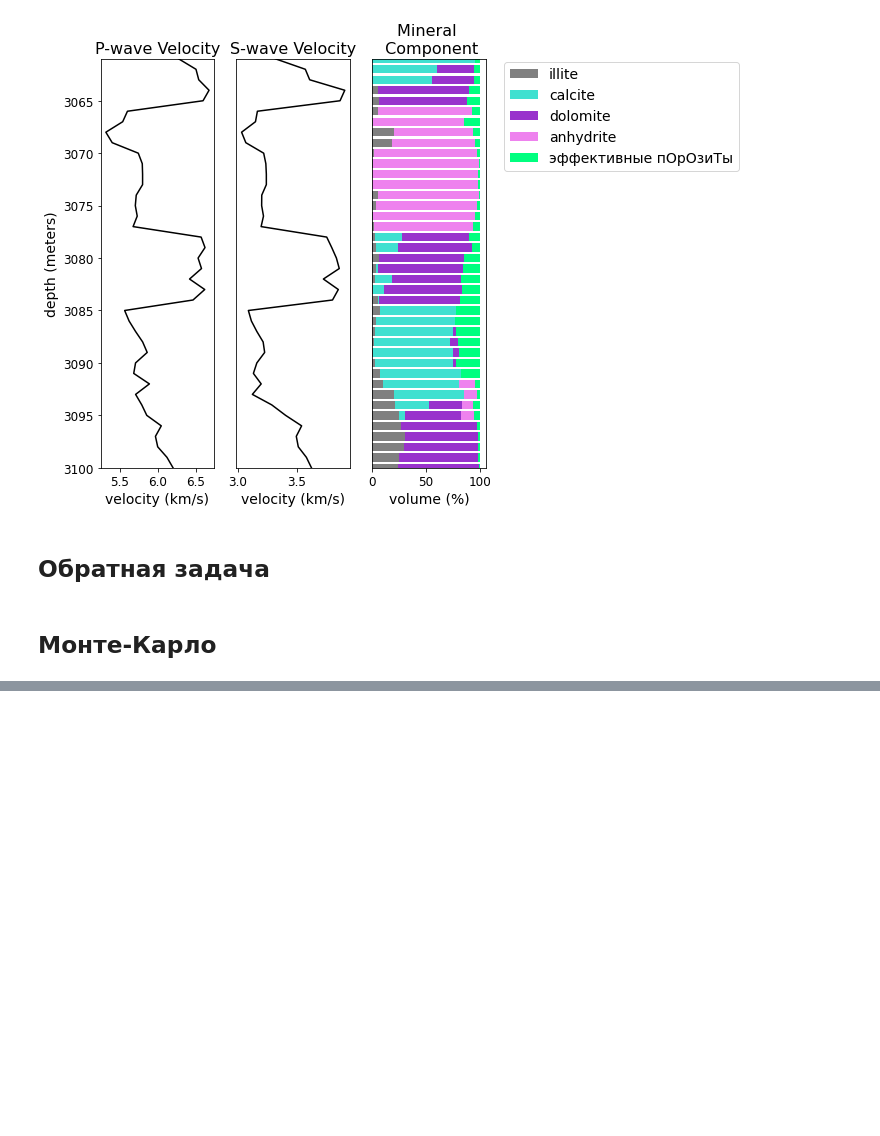
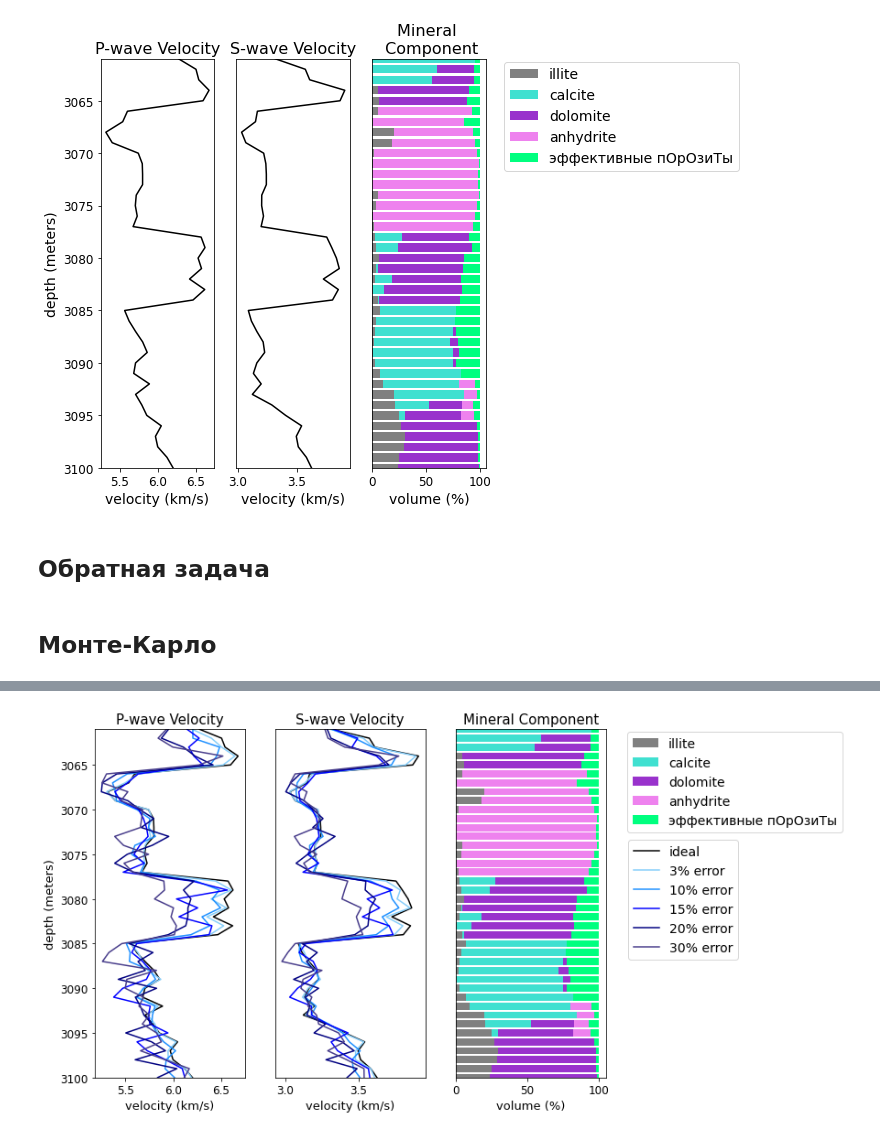
Before and after one commit to vdvorian/gradientDescent, a Jupyter notebook: artificial_well.ipynb, the cells around one changed output, grey strips where cells are left out. Saved outputs shown, nothing was run; the diff lists cells and outputs as text; code cells hidden in the pictures; blank space fills up the shorter version.

```diff
--- a/artificial_well.ipynb
+++ b/artificial_well.ipynb
@@ -1005,3 +1018,12 @@ cal_prop_3, dol_prop_3, anh_prop_3, ill_prop_3, por_prop_3 = spoil_the_well(cal_
 
 cal_prop_10, dol_prop_10, anh_prop_10, ill_prop_10, por_prop_10 = spoil_the_well(cal_prop, dol_prop,
                                                                         anh_prop, ill_prop, por_prop, well_error = 10)
+
+cal_prop_15, dol_prop_15, anh_prop_15, ill_prop_15, por_prop_15 = spoil_the_well(cal_prop, dol_prop,
+                                                                        anh_prop, ill_prop, por_prop, well_error = 15)
+
+cal_prop_20, dol_prop_20, anh_prop_20, ill_prop_20, por_prop_20 = spoil_the_well(cal_prop, dol_prop,
+                                                                        anh_prop, ill_prop, por_prop, well_error = 20)
+
+cal_prop_30, dol_prop_30, anh_prop_30, ill_prop_30, por_prop_30 = spoil_the_well(cal_prop, dol_prop,
+                                                                        anh_prop, ill_prop, por_prop, well_error = 30)
@@ -1068,0 +1084,21 @@ plt.legend(['mc', 'spoiled_3', 'spoiled_10','real'], fontsize = 12)
+# %%
+# решим прямую задачу для всех скважин
+
+all_vp_3, all_vs_3 = get_velocities_in_well(do_forward_problem, cal_prop_3, dol_prop_3, anh_prop_3, ill_prop_3, por_prop_3)
+all_vp_10, all_vs_10 = get_velocities_in_well(do_forward_problem, cal_prop_10, dol_prop_10, anh_prop_10, ill_prop_10,
+                                              por_prop_10)
+all_vp_15, all_vs_15 = get_velocities_in_well(do_forward_problem, cal_prop_15, dol_prop_15, anh_prop_15, ill_prop_15,
+                                              por_prop_15)
+all_vp_20, all_vs_20 = get_velocities_in_well(do_forward_problem, cal_prop_20, dol_prop_20, anh_prop_20, ill_prop_20,
+                                              por_prop_20)
+all_vp_30, all_vs_30 = get_velocities_in_well(do_forward_problem, cal_prop_30, dol_prop_30, anh_prop_30, ill_prop_30,
+                                              por_prop_30)
+
+error_0 = [np.array(all_vp), np.array(all_vs)]
+error_3 = [np.array(all_vp_3), np.array(all_vs_3)]
+error_10 = [np.array(all_vp_10), np.array(all_vs_10)]
+error_15 = [np.array(all_vp_15), np.array(all_vs_15)]
+error_20 = [np.array(all_vp_20), np.array(all_vs_20)]
+error_30 = [np.array(all_vp_30), np.array(all_vs_30)]
+
+error_velocities = [error_0, error_3, error_10, error_15, error_20, error_30]
@@ -1068,0 +1154,4 @@ plt.legend(['mc', 'spoiled_3', 'spoiled_10','real'], fontsize = 12)
+# %%
+draw_velocities_for_spoiled_wells(depth, error_velocities, ill, cal, dol, anh, por)
+# %% [output]
+[figure, added]
```
Also changed, not shown: parts of 24 cells of this notebook.
